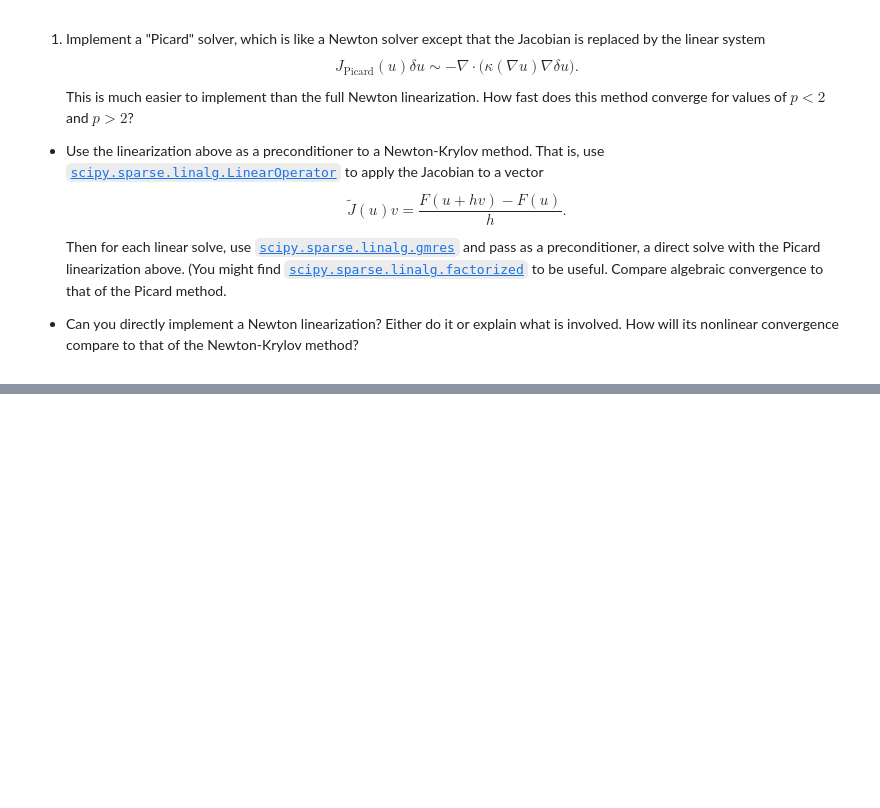
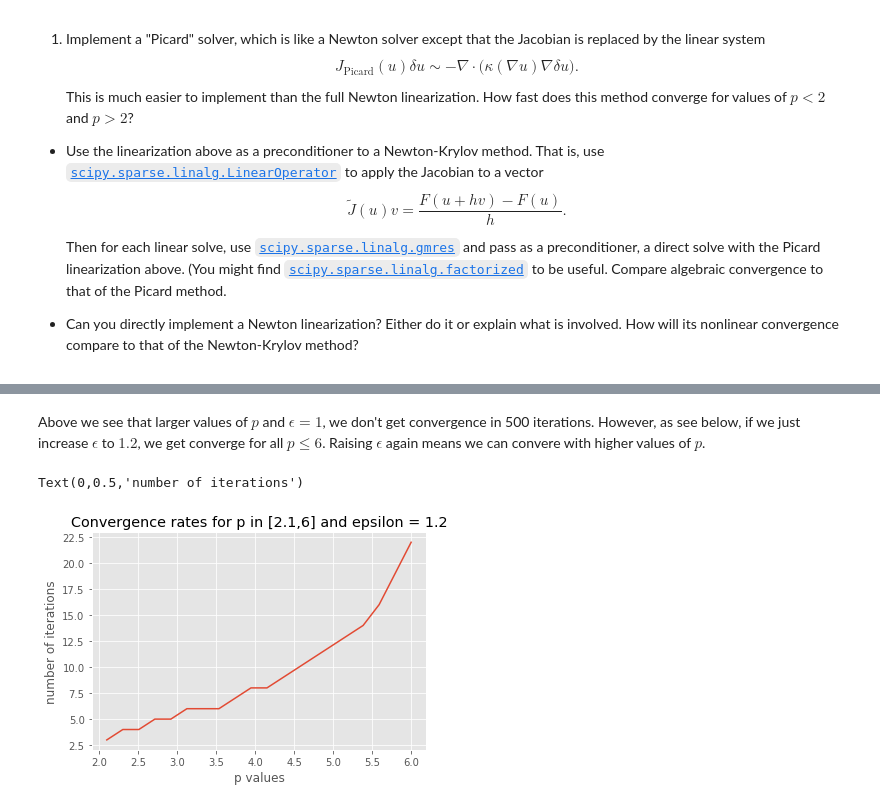
Before and after one commit to LukeMeszar/numpde, a Jupyter notebook: hw3/MeszarHomework3.ipynb, the cells around one changed output, grey strips where cells are left out. Drawn from its saved outputs; the diff is of its cells as text; code cells hidden in the pictures; blank space fills up the shorter version.

```diff
--- a/hw3/MeszarHomework3.ipynb
+++ b/hw3/MeszarHomework3.ipynb
@@ -95,0 +155,12 @@ plt.colorbar();
+# %% [markdown]
+Above we see that larger values of $p$ and $\epsilon = 1$, we don't get convergence in 500 iterations. However, as see below, if we just increase $\epsilon$ to $1.2$, we get converge for all $p \le 6$. Raising $\epsilon$ again means we can convere with higher values of $p$.
+# %%
+p_values = np.linspace(2.1,6,20)
+convergence_values = test_convergence_speed(p_values,500,1.2)
+plt.plot(p_values, convergence_values)
+plt.title("Convergence rates for p in [2.1,6] and epsilon = 1.2")
+plt.xlabel("p values")
+plt.ylabel("number of iterations")
+# %% [output]
+Text(0,0.5,'number of iterations')
+[figure, added]
```
Also changed, not shown: parts of 10 cells of this notebook.
